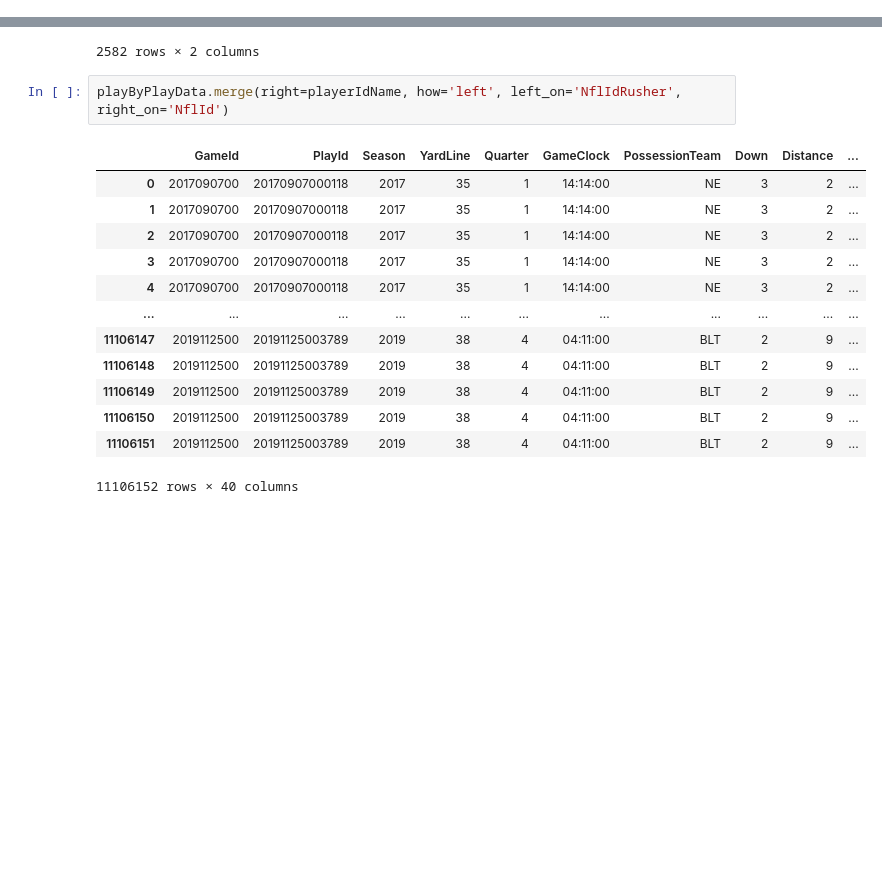
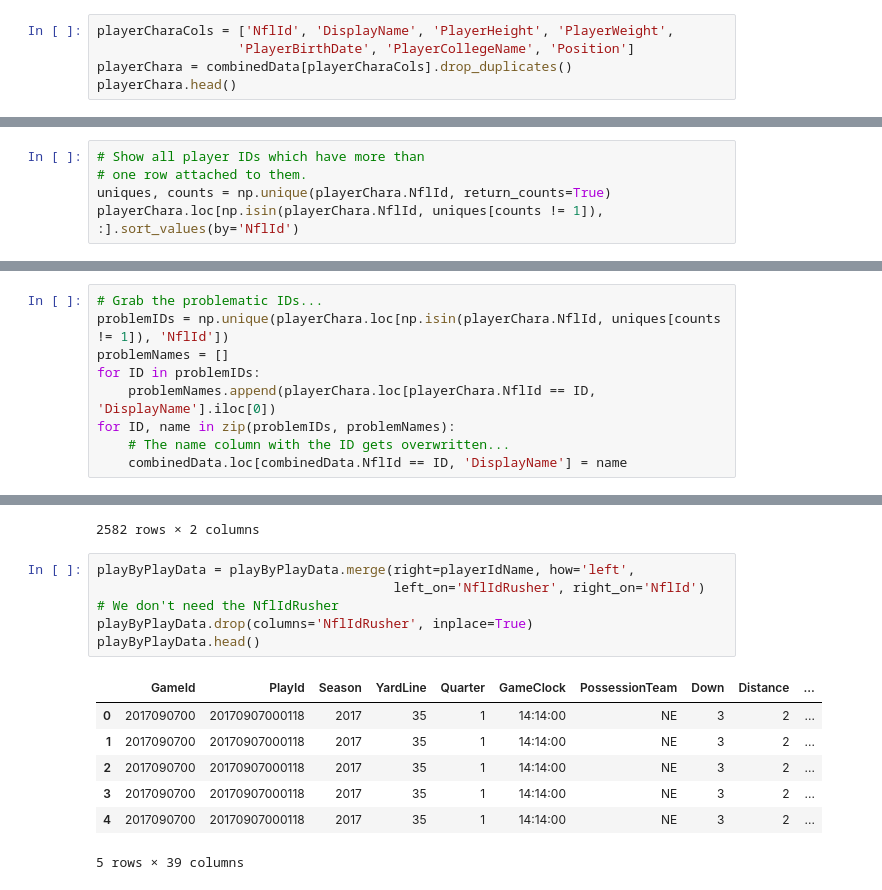
Before and after one commit to MughilM/Data-Science-Projects, a Jupyter notebook: NFL NextGen/1 - Data Cleaning.ipynb, the cells around one changed output, grey strips where cells are left out. Saved outputs shown, nothing was run; the diff lists cells and outputs as text; blank space fills up the shorter version.

Commit message:
Added section to grab player characteristics

```diff
--- a/NFL NextGen/1 - Data Cleaning.ipynb
+++ b/NFL NextGen/1 - Data Cleaning.ipynb
@@ -290,0 +294,5 @@ One more thing that may prove useful. Currently, we have data that only changes
+# %%
+playerCharaCols = ['NflId', 'DisplayName', 'PlayerHeight', 'PlayerWeight',
+                  'PlayerBirthDate', 'PlayerCollegeName', 'Position']
+playerChara = combinedData[playerCharaCols].drop_duplicates()
+playerChara.head()
@@ -290,0 +317,5 @@ One more thing that may prove useful. Currently, we have data that only changes
+# %%
+# Show all player IDs which have more than
+# one row attached to them.
+uniques, counts = np.unique(playerChara.NflId, return_counts=True)
+playerChara.loc[np.isin(playerChara.NflId, uniques[counts != 1]), :].sort_values(by='NflId')
@@ -290,0 +342,9 @@ One more thing that may prove useful. Currently, we have data that only changes
+# %%
+# Grab the problematic IDs...
+problemIDs = np.unique(playerChara.loc[np.isin(playerChara.NflId, uniques[counts != 1]), 'NflId'])
+problemNames = []
+for ID in problemIDs:
+    problemNames.append(playerChara.loc[playerChara.NflId == ID, 'DisplayName'].iloc[0])
+for ID, name in zip(problemIDs, problemNames):
+    # The name column with the ID gets overwritten...
+    combinedData.loc[combinedData.NflId == ID, 'DisplayName'] = name
@@ -331,18 +409,16 @@ playerIdName.drop_duplicates()
 | 680765 | 2560596 | Matt Pryor |
 2582 rows × 2 columns
 # %%
-playByPlayData.merge(right=playerIdName, how='left', left_on='NflIdRusher', right_on='NflId')
+playByPlayData = playByPlayData.merge(right=playerIdName, how='left',
+                                      left_on='NflIdRusher', right_on='NflId')
+# We don't need the NflIdRusher
+playByPlayData.drop(columns='NflIdRusher', inplace=True)
+playByPlayData.head()
 # %% [output]
 |  | GameId | PlayId | Season | YardLine | Quarter | GameClock | PossessionTeam | Down | Distance | ... |
 | 0 | 2017090700 | 20170907000118 | 2017 | 35 | 1 | 14:14:00 | NE | 3 | 2 | ... |
 | 1 | 2017090700 | 20170907000118 | 2017 | 35 | 1 | 14:14:00 | NE | 3 | 2 | ... |
 | 2 | 2017090700 | 20170907000118 | 2017 | 35 | 1 | 14:14:00 | NE | 3 | 2 | ... |
 | 3 | 2017090700 | 20170907000118 | 2017 | 35 | 1 | 14:14:00 | NE | 3 | 2 | ... |
 | 4 | 2017090700 | 20170907000118 | 2017 | 35 | 1 | 14:14:00 | NE | 3 | 2 | ... |
-| ... | ... | ... | ... | ... | ... | ... | ... | ... | ... | ... |
-| 11106147 | 2019112500 | 20191125003789 | 2019 | 38 | 4 | 04:11:00 | BLT | 2 | 9 | ... |
-| 11106148 | 2019112500 | 20191125003789 | 2019 | 38 | 4 | 04:11:00 | BLT | 2 | 9 | ... |
-| 11106149 | 2019112500 | 20191125003789 | 2019 | 38 | 4 | 04:11:00 | BLT | 2 | 9 | ... |
-| 11106150 | 2019112500 | 20191125003789 | 2019 | 38 | 4 | 04:11:00 | BLT | 2 | 9 | ... |
-| 11106151 | 2019112500 | 20191125003789 | 2019 | 38 | 4 | 04:11:00 | BLT | 2 | 9 | ... |
-11106152 rows × 40 columns
+5 rows × 39 columns
```
Also changed, not shown: parts of 17 cells of this notebook.
